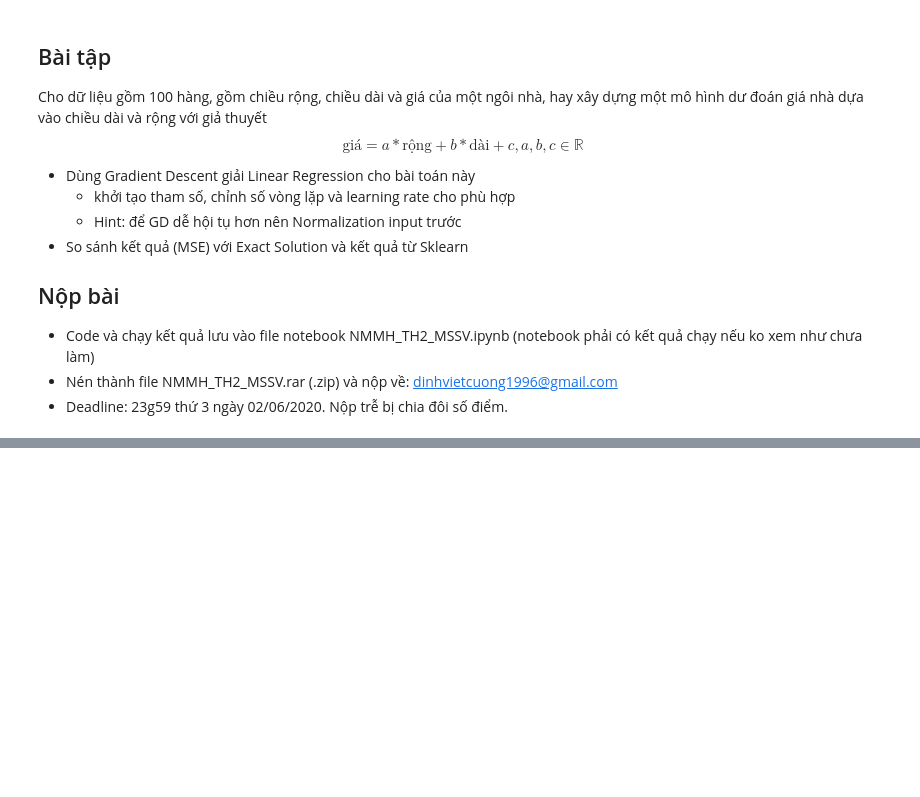
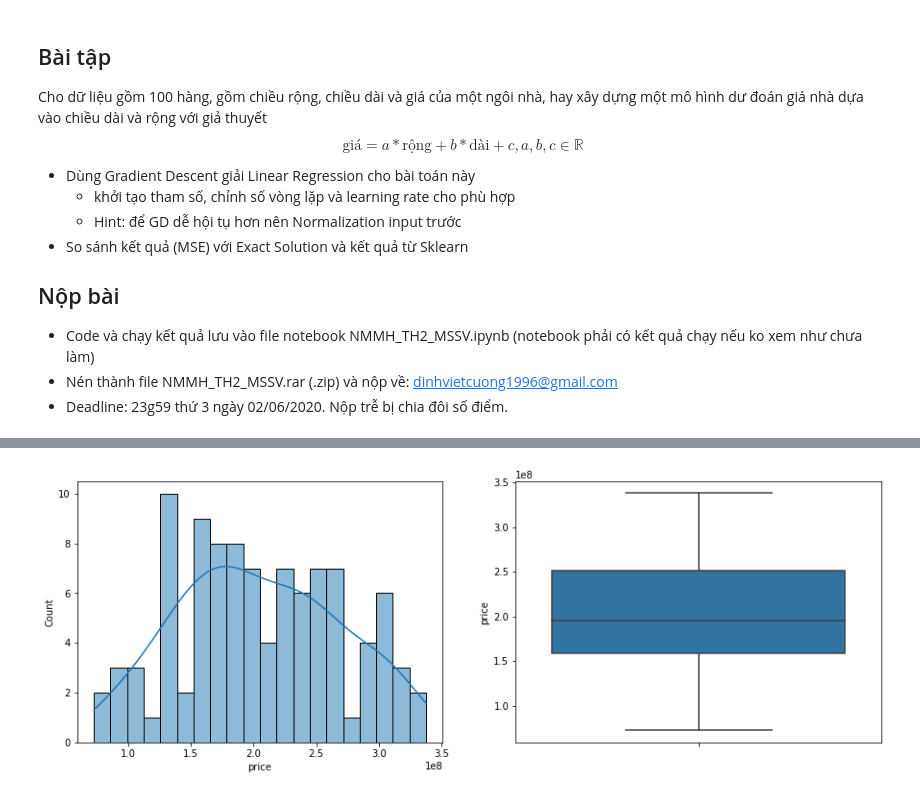
Before and after one commit to nhutnamhcmus/lab-machine-learning-solution, a Jupyter notebook: Lab02/Lab02.ipynb, the cells around one changed output, grey strips where cells are left out. Cells and saved outputs as stored; diff of their text form; code cells hidden in the pictures; blank space fills up the shorter version.

```diff
--- a/Lab02/Lab02.ipynb
+++ b/Lab02/Lab02.ipynb
@@ -361,0 +297,7 @@ University of Science, VNU Department of Computer Science Author: Nhut - Nam Le
+# %%
+price_fig, price_axs = plt.subplots(ncols = 2, figsize=(15, 5))
+sns.histplot(house_price['price'], kde=True, bins=20,  ax=price_axs[0])
+sns.boxplot(y=house_price['price'], orient='v' ,ax=price_axs[1])
+plt.show()
+# %% [output]
+[figure, added]
```
Also changed, not shown: parts of 42 cells of this notebook.
